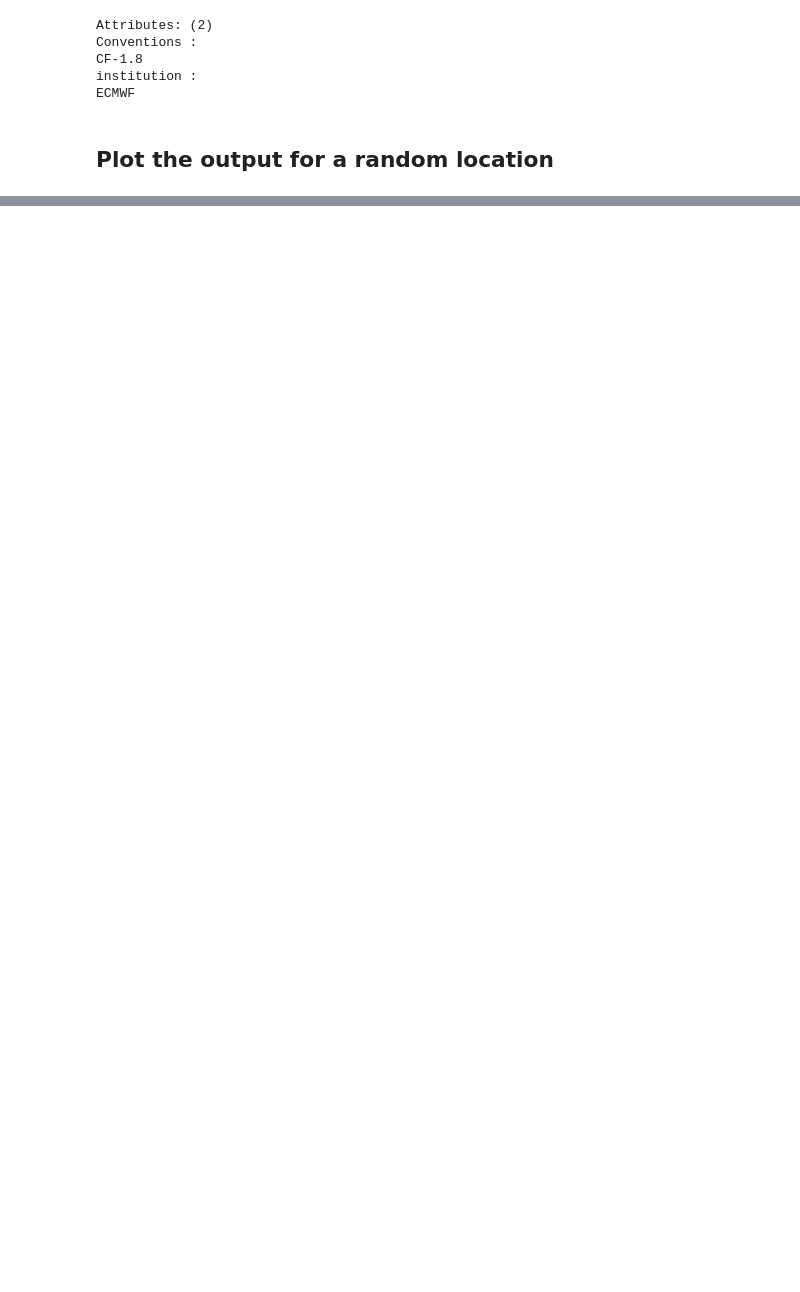
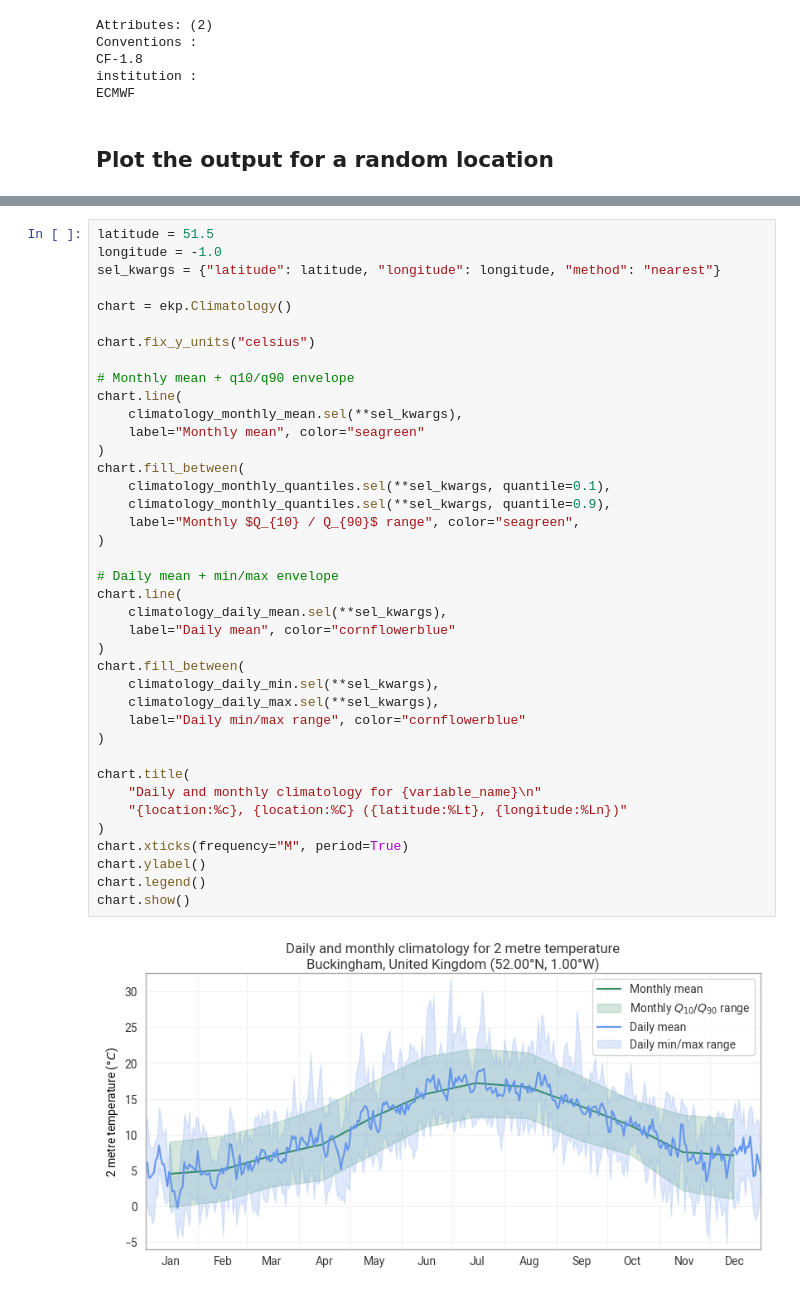
Before and after one commit to ecmwf/earthkit-transforms, a Jupyter notebook: docs/notebooks/climatology/01-era5-climatology.ipynb, the cells around one changed output, grey strips where cells are left out. Saved outputs shown, nothing was run; the diff lists cells and outputs as text; blank space fills up the shorter version.

```diff
--- a/docs/notebooks/climatology/01-era5-climatology.ipynb
+++ b/docs/notebooks/climatology/01-era5-climatology.ipynb
@@ -220,0 +216,41 @@ chart.show()
+# %%
+latitude = 51.5
+longitude = -1.0
+sel_kwargs = {"latitude": latitude, "longitude": longitude, "method": "nearest"}
+
+chart = ekp.Climatology()
+
+chart.fix_y_units("celsius")
+
+# Monthly mean + q10/q90 envelope
+chart.line(
+    climatology_monthly_mean.sel(**sel_kwargs),
+    label="Monthly mean", color="seagreen"
+)
+chart.fill_between(
+    climatology_monthly_quantiles.sel(**sel_kwargs, quantile=0.1),
+    climatology_monthly_quantiles.sel(**sel_kwargs, quantile=0.9),
+    label="Monthly $Q_{10} / Q_{90}$ range", color="seagreen",
+)
+
+# Daily mean + min/max envelope
+chart.line(
+    climatology_daily_mean.sel(**sel_kwargs),
+    label="Daily mean", color="cornflowerblue"
+)
+chart.fill_between(
+    climatology_daily_min.sel(**sel_kwargs),
+    climatology_daily_max.sel(**sel_kwargs),
+    label="Daily min/max range", color="cornflowerblue"
+)
+
+chart.title(
+    "Daily and monthly climatology for {variable_name}\n"
+    "{location:%c}, {location:%C} ({latitude:%Lt}, {longitude:%Ln})"
+)
+chart.xticks(frequency="M", period=True)
+chart.ylabel()
+chart.legend()
+chart.show()
+# %% [output]
+[figure, added]
```
Also changed, not shown: parts of 19 cells of this notebook, 1 other file.
